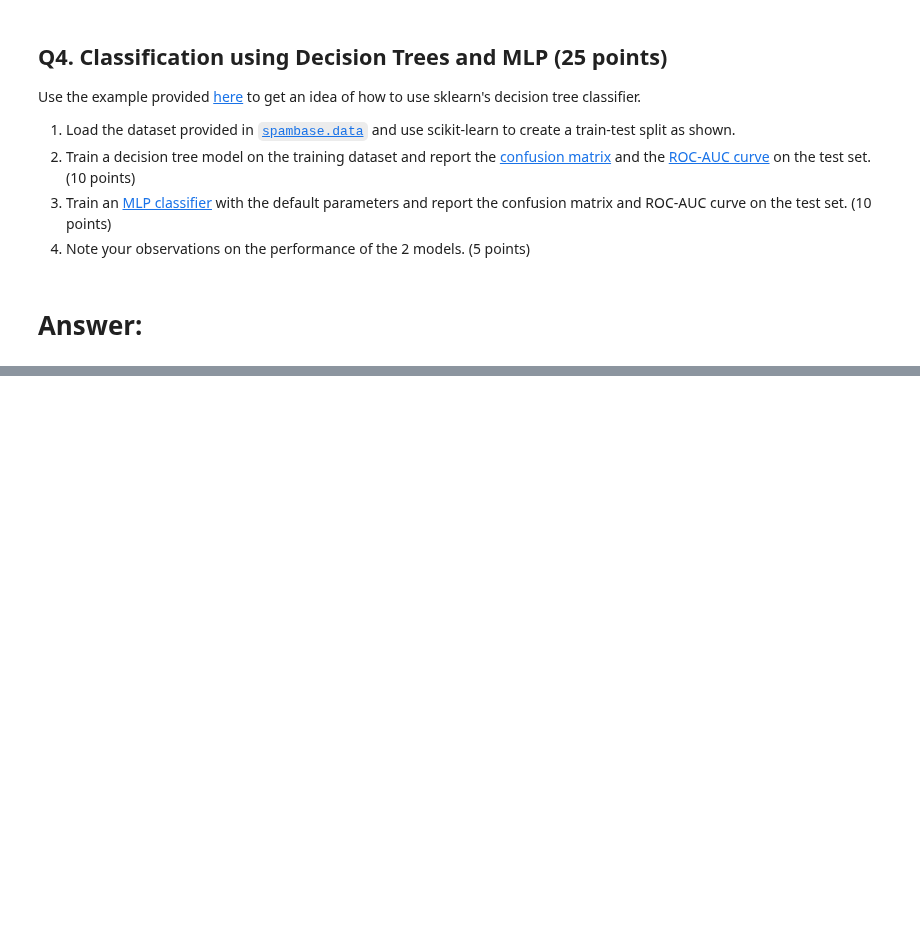
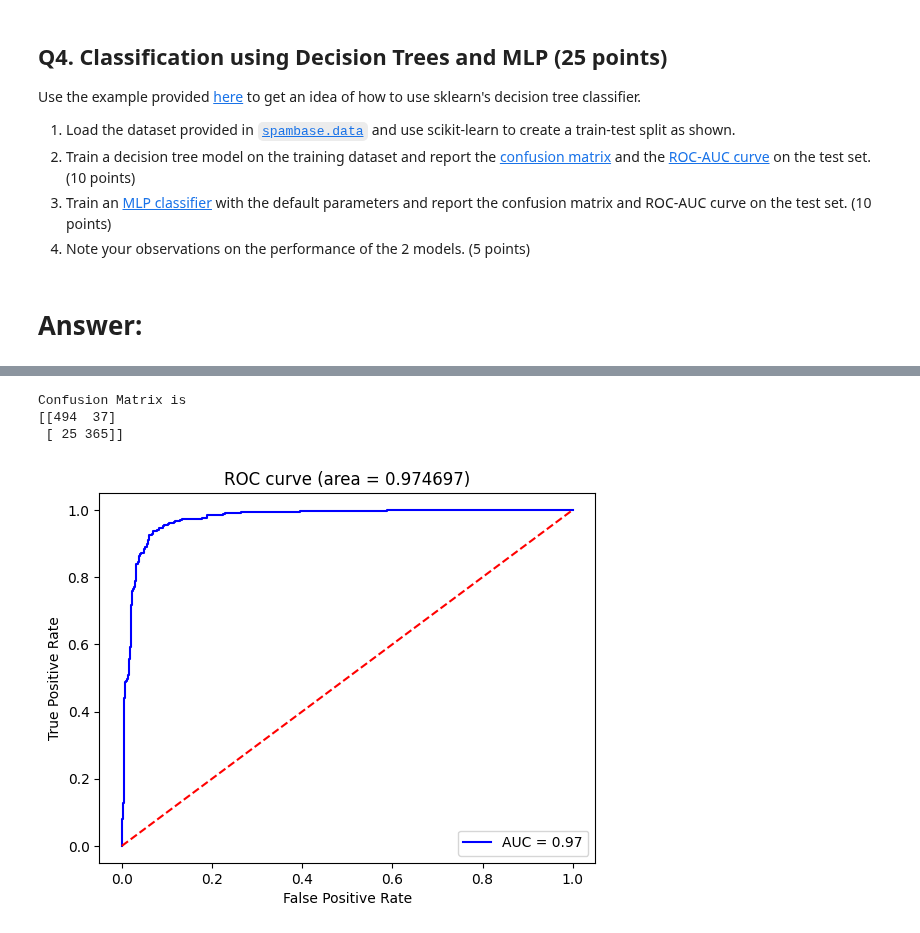
Before and after one commit to rreece15/ECE461P, a Jupyter notebook: Lab4/Homework4-2.ipynb, the cells around one changed output, grey strips where cells are left out. Cells and saved outputs as stored; diff of their text form; code cells hidden in the pictures; blank space fills up the shorter version.

```diff
--- a/Lab4/Homework4-2.ipynb
+++ b/Lab4/Homework4-2.ipynb
@@ -267,0 +335,19 @@ X_train, X_test, y_train, y_test = train_test_split(data.drop(columns=['label'])
+# %%
+# c.)
+
+mlpclf = MLPClassifier()
+mlpclf.fit(X_train, y_train)
+
+y_pred = mlpclf.predict(X_test)
+y_pred_proba = mlpclf.predict_proba(X_test)
+
+confusion = confusion_matrix(y_test, y_pred)
+fpr, tpr, thresholds = roc_curve(y_test, y_pred_proba[:,1])
+print("Confusion Matrix is ")
+print(confusion)
+plot_auc(y_test, y_pred_proba[:,1])
+# %% [output]
+Confusion Matrix is
+[[494  37]
+ [ 25 365]]
+[figure, added]
```
Also changed, not shown: parts of 8 cells of this notebook.
